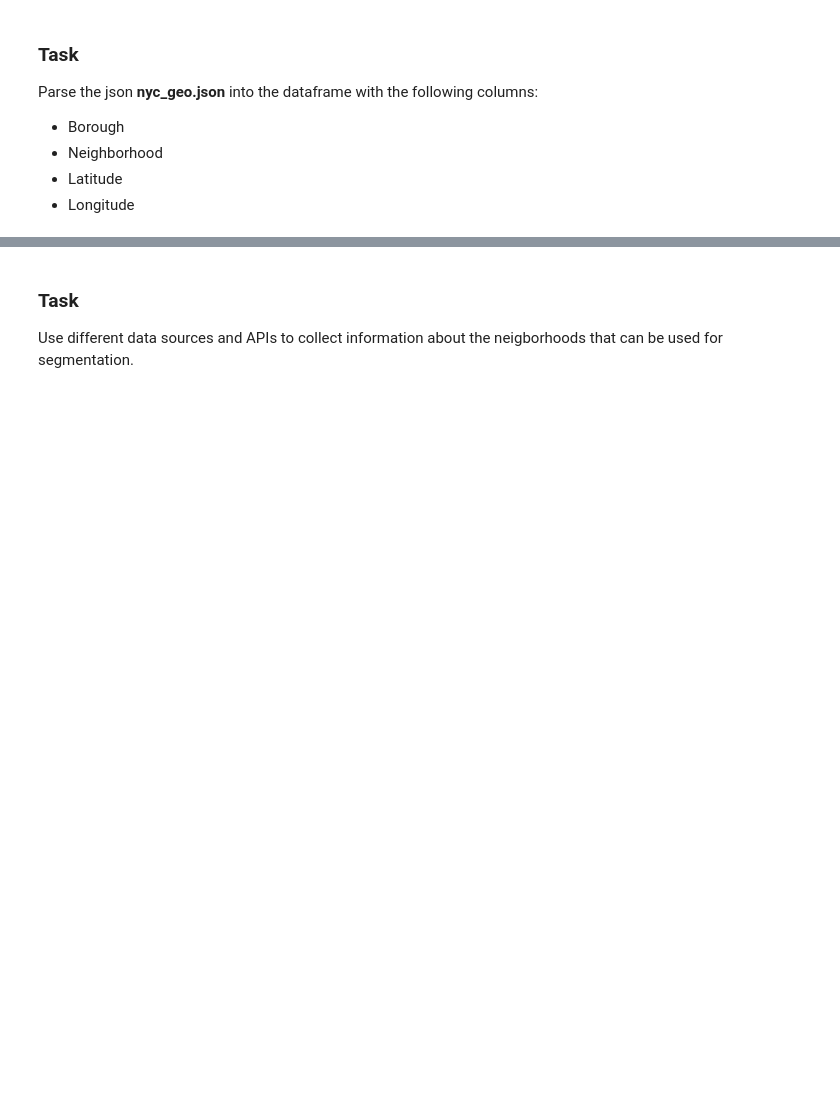
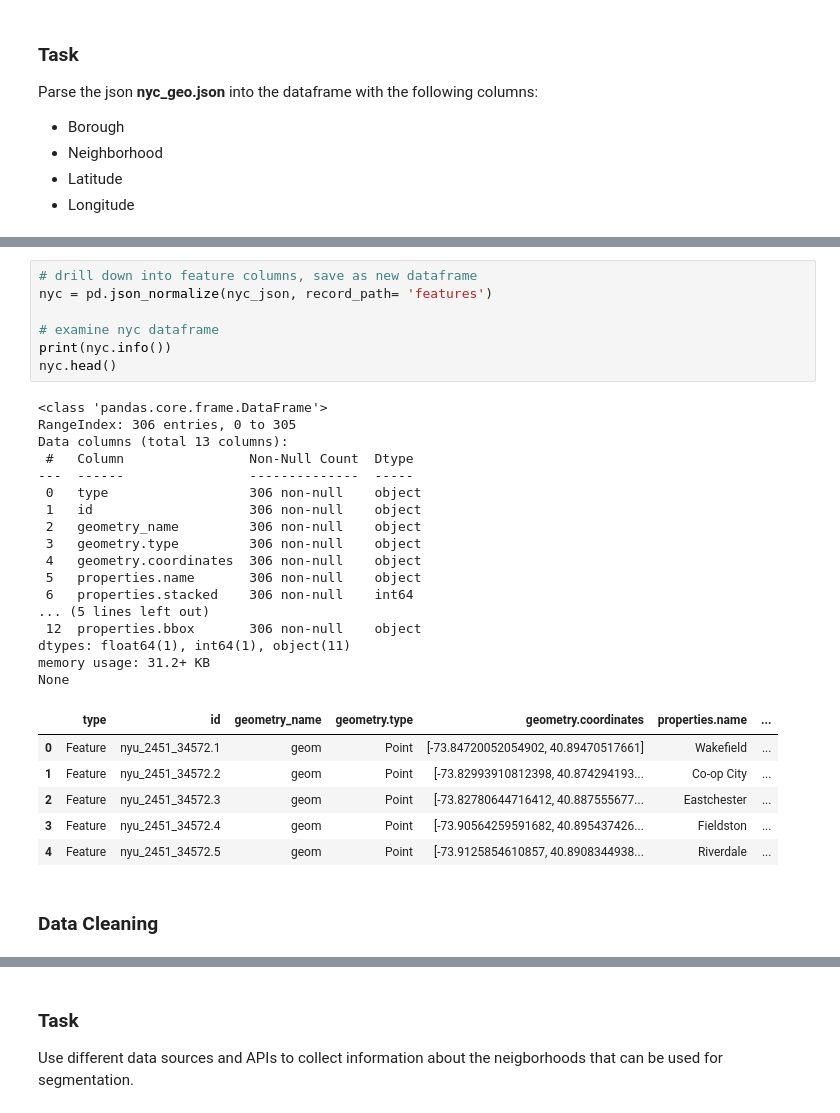
Before and after one commit to annleystanley/Midterm-Project, a Jupyter notebook: data_preparation.ipynb, the cells around one changed output, grey strips where cells are left out. Saved outputs shown, nothing was run; the diff lists cells and outputs as text; blank space fills up the shorter version.

```diff
--- a/data_preparation.ipynb
+++ b/data_preparation.ipynb
@@ -9,0 +48,33 @@ Parse the json **nyc_geo.json** into the dataframe with the following columns:
+# %%
+# drill down into feature columns, save as new dataframe
+nyc = pd.json_normalize(nyc_json, record_path= 'features')
+
+# examine nyc dataframe
+print(nyc.info())
+nyc.head()
+# %% [output]
+<class 'pandas.core.frame.DataFrame'>
+RangeIndex: 306 entries, 0 to 305
+Data columns (total 13 columns):
+ #   Column                Non-Null Count  Dtype
+---  ------                --------------  -----
+ 0   type                  306 non-null    object
+ 1   id                    306 non-null    object
+ 2   geometry_name         306 non-null    object
+ 3   geometry.type         306 non-null    object
+ 4   geometry.coordinates  306 non-null    object
+ 5   properties.name       306 non-null    object
+ 6   properties.stacked    306 non-null    int64
+... (5 lines left out)
+ 12  properties.bbox       306 non-null    object
+dtypes: float64(1), int64(1), object(11)
+memory usage: 31.2+ KB
+None
+|  | type | id | geometry_name | geometry.type | geometry.coordinates | properties.name | ... |
+| 0 | Feature | nyu_2451_34572.1 | geom | Point | [-73.84720052054902, 40.89470517661] | Wakefield | ... |
+| 1 | Feature | nyu_2451_34572.2 | geom | Point | [-73.82993910812398, 40.874294193... | Co-op City | ... |
+| 2 | Feature | nyu_2451_34572.3 | geom | Point | [-73.82780644716412, 40.887555677... | Eastchester | ... |
+| 3 | Feature | nyu_2451_34572.4 | geom | Point | [-73.90564259591682, 40.895437426... | Fieldston | ... |
+| 4 | Feature | nyu_2451_34572.5 | geom | Point | [-73.9125854610857, 40.8908344938... | Riverdale | ... |
+# %% [markdown]
+### Data Cleaning
```
Also changed, not shown: parts of 15 cells of this notebook, 6 other files.
